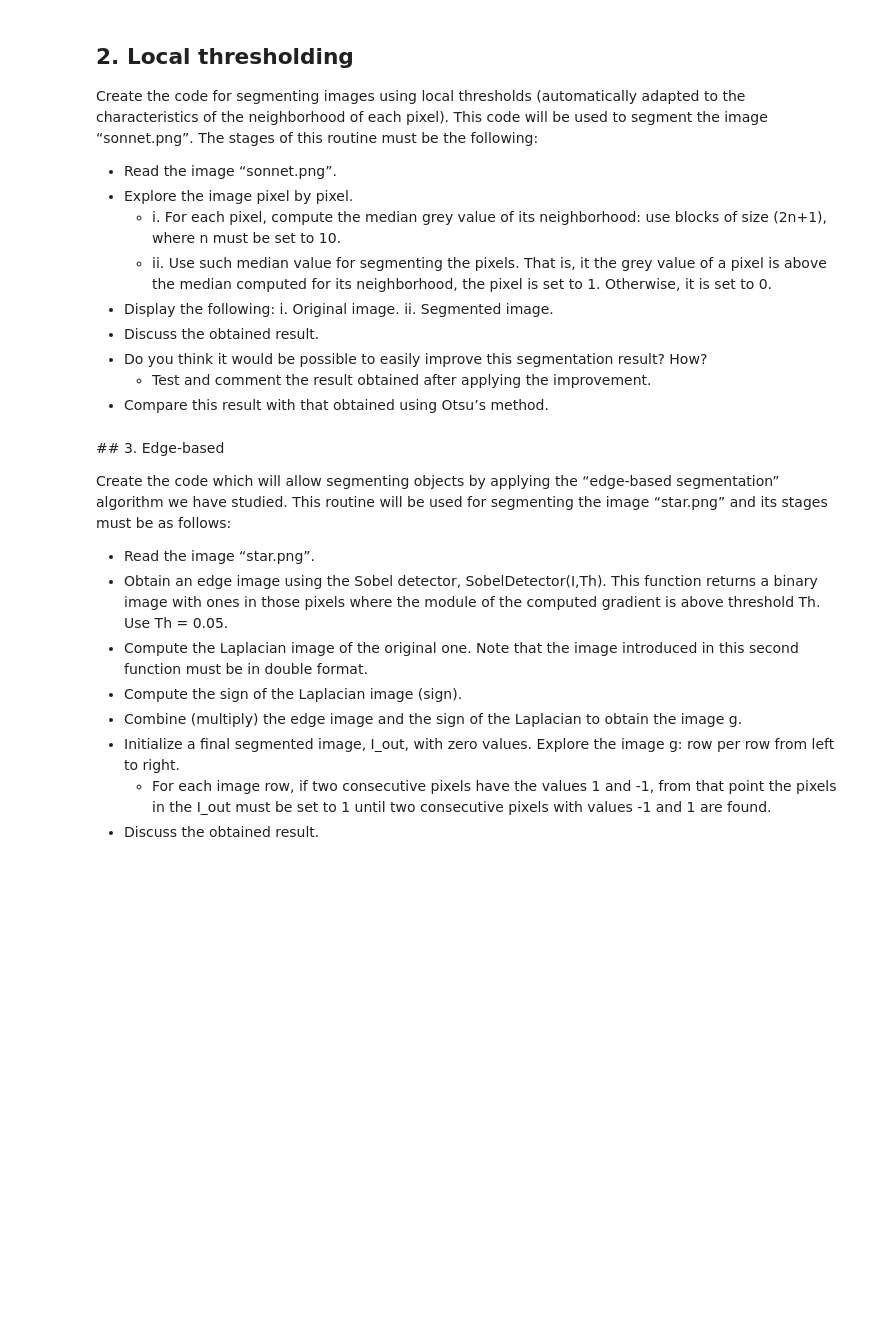
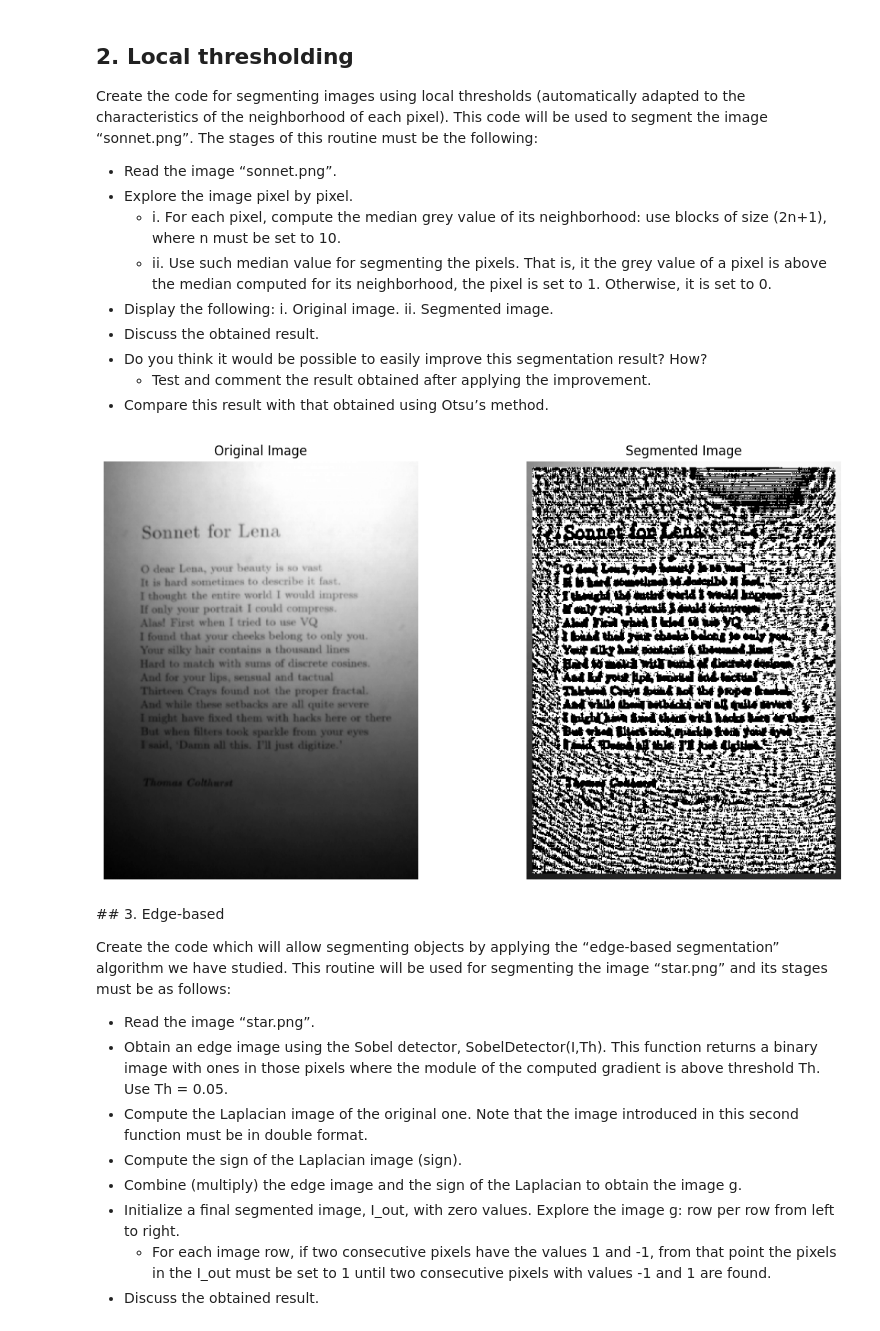
Before and after one commit to NatXiao/101_Git_exercise, a Jupyter notebook: 8-Image-Processing/2-Image-Segmentation/Lab/python/material/sw/segmentation_lab.ipynb, the cells around one changed output. Saved outputs shown, nothing was run; the diff lists cells and outputs as text; code cells hidden in the pictures; blank space fills up the shorter version.

```diff
--- a/8-Image-Processing/2-Image-Segmentation/Lab/python/material/sw/segmentation_lab.ipynb
+++ b/8-Image-Processing/2-Image-Segmentation/Lab/python/material/sw/segmentation_lab.ipynb
@@ -91,45 +113,48 @@ import matplotlib.pyplot as plt
 
 # Load the image in grayscale
 image_path = '/content/sonnet.png'  # Adjust the path if needed
-I = cv2.imread()
+I = cv2.imread(str(image_path), cv2.IMREAD_GRAYSCALE)
 
 # Set n for the size of the neighborhood
-n =
+n = 7
 
 # Iterate through the image pixel by pixel (ignoring the borders)
 for i in range(n, I.shape[0] - n):
     for j in range(n, I.shape[1] - n):
         # Get the (2n+1)x(2n+1) block around the pixel
         A = I[i - n:i + n + 1, j - n:j + n + 1]
 
         # Compute the median of the block
-        m =
+        m = np.median(A)
 
         # Apply local thresholding
-        if I[i, j] > :
+        if I[i, j] > m :
             # White
+            I[i, j] = 255
         else:
-            # Black
+            I[i, j] = 0# Black
 
 # Ensure the image is back in uint8 for proper visualization
-I =
+I = I.astype(np.uint8)
 
 # Create a subplot with 1 row and 2 columns for original and segmented images
 fig, axs = plt.subplots(1, 2, figsize=(12, 6))
 
 # Display the original image on the first subplot
-axs[0].imshow()
+axs[0].imshow(cv2.imread(str(image_path), cv2.IMREAD_GRAYSCALE),cmap='gray' )
 axs[0].set_title('Original Image')
 axs[0].axis('off')
 
 # Display the segmented image on the second subplot
 axs[1].imshow(I, cmap='gray', vmin=0, vmax=255)
 axs[1].set_title('Segmented Image')
 axs[1].axis('off')
 
 # Adjust layout for better presentation
 plt.tight_layout()
 plt.show()
+# %% [output]
+[figure, added]
 # %% [markdown]
 ## 3. Edge-based
 
```
Also changed, not shown: parts of 1 cell of this notebook.
